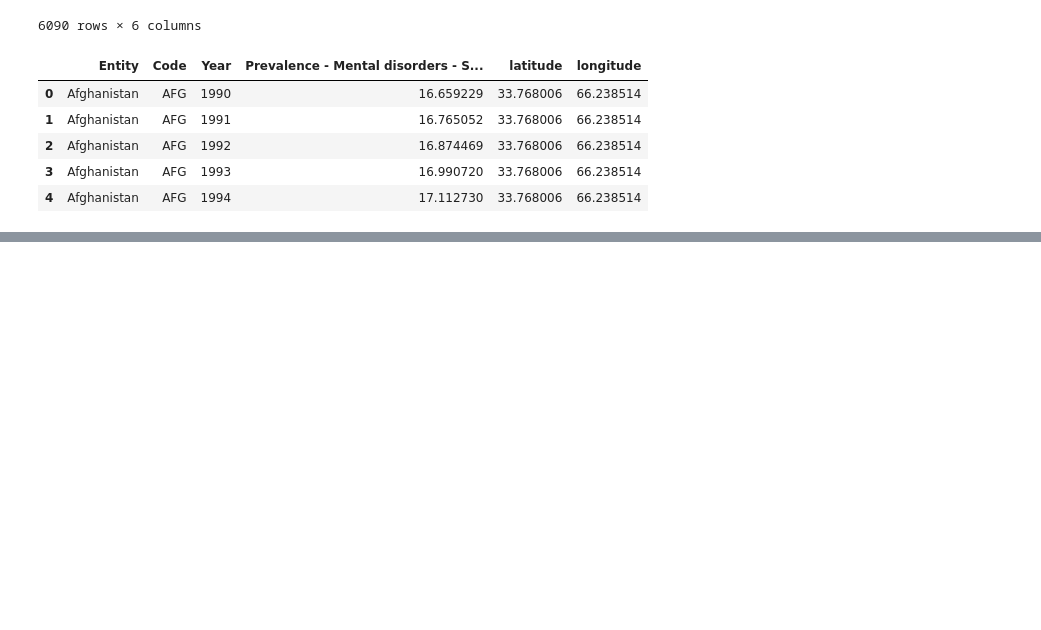
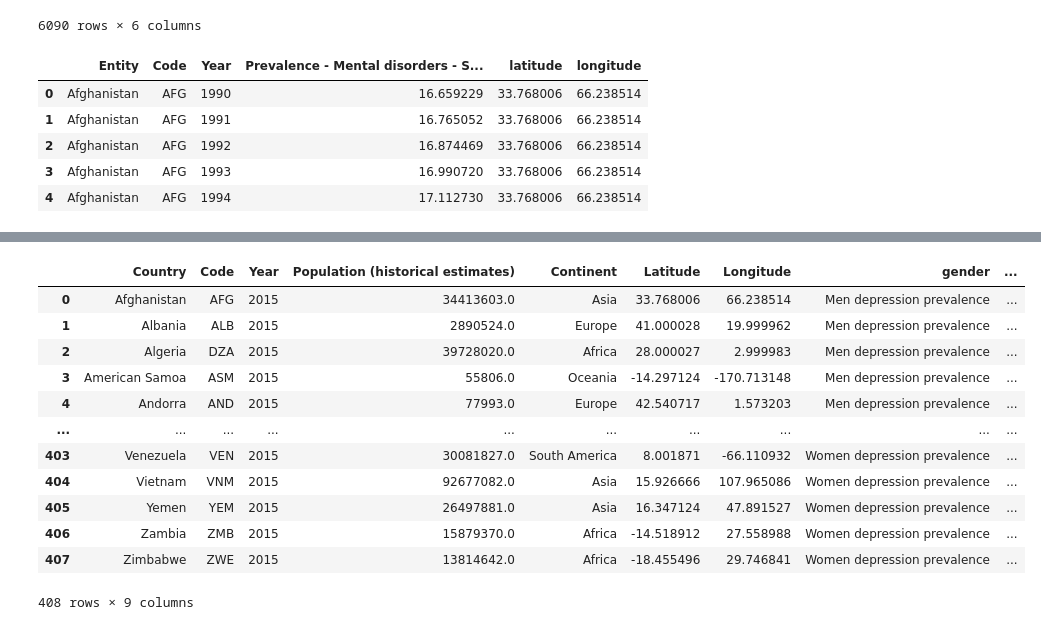
Before and after one commit to p-colomer/Mental_Health_ML_Analysis, a Jupyter notebook: Data_Cleaning.ipynb, the cells around one changed output, grey strips where cells are left out. Saved outputs shown, nothing was run; the diff lists cells and outputs as text; code cells hidden in the pictures; blank space fills up the shorter version.

```diff
--- a/cleaning_patricia.ipynb
+++ b/Data_Cleaning.ipynb
@@ -690,5 +716,21 @@ df_depression_m_vs_f.head()
 | 1093 | American Samoa | ASM | 2015 | 2.317518 | 3.199010 | 55806.0 | ... |
 | 1207 | Andorra | AND | 2015 | 3.143566 | 4.713564 | 77993.0 | ... |
 # %%
-df_copy = pd.melt(df_depression_m_vs_f, id_vars=['Entity', 'Code', 'Year', 'Population (historical estimates)', 'Continent', 'latitude',
-       'longitude'], var_name="gender", value_name="depression_value")
+df_depression_by_gender = pd.melt(df_depression_m_vs_f, id_vars=['Country', 'Code', 'Year', 'Population (historical estimates)', 'Continent', 'Latitude',
+       'Longitude'], var_name="gender", value_name="Depresssion Prevalence")
+# %%
+df_depression_by_gender
+# %% [output]
+|  | Country | Code | Year | Population (historical estimates) | Continent | Latitude | Longitude | gender | ... |
+| 0 | Afghanistan | AFG | 2015 | 34413603.0 | Asia | 33.768006 | 66.238514 | Men depression prevalence | ... |
+| 1 | Albania | ALB | 2015 | 2890524.0 | Europe | 41.000028 | 19.999962 | Men depression prevalence | ... |
+| 2 | Algeria | DZA | 2015 | 39728020.0 | Africa | 28.000027 | 2.999983 | Men depression prevalence | ... |
+| 3 | American Samoa | ASM | 2015 | 55806.0 | Oceania | -14.297124 | -170.713148 | Men depression prevalence | ... |
+| 4 | Andorra | AND | 2015 | 77993.0 | Europe | 42.540717 | 1.573203 | Men depression prevalence | ... |
+| ... | ... | ... | ... | ... | ... | ... | ... | ... | ... |
+| 403 | Venezuela | VEN | 2015 | 30081827.0 | South America | 8.001871 | -66.110932 | Women depression prevalence | ... |
+| 404 | Vietnam | VNM | 2015 | 92677082.0 | Asia | 15.926666 | 107.965086 | Women depression prevalence | ... |
+| 405 | Yemen | YEM | 2015 | 26497881.0 | Asia | 16.347124 | 47.891527 | Women depression prevalence | ... |
+| 406 | Zambia | ZMB | 2015 | 15879370.0 | Africa | -14.518912 | 27.558988 | Women depression prevalence | ... |
+| 407 | Zimbabwe | ZWE | 2015 | 13814642.0 | Africa | -18.455496 | 29.746841 | Women depression prevalence | ... |
+408 rows × 9 columns
```
Also changed, not shown: parts of 52 cells of this notebook, 14 other files.
